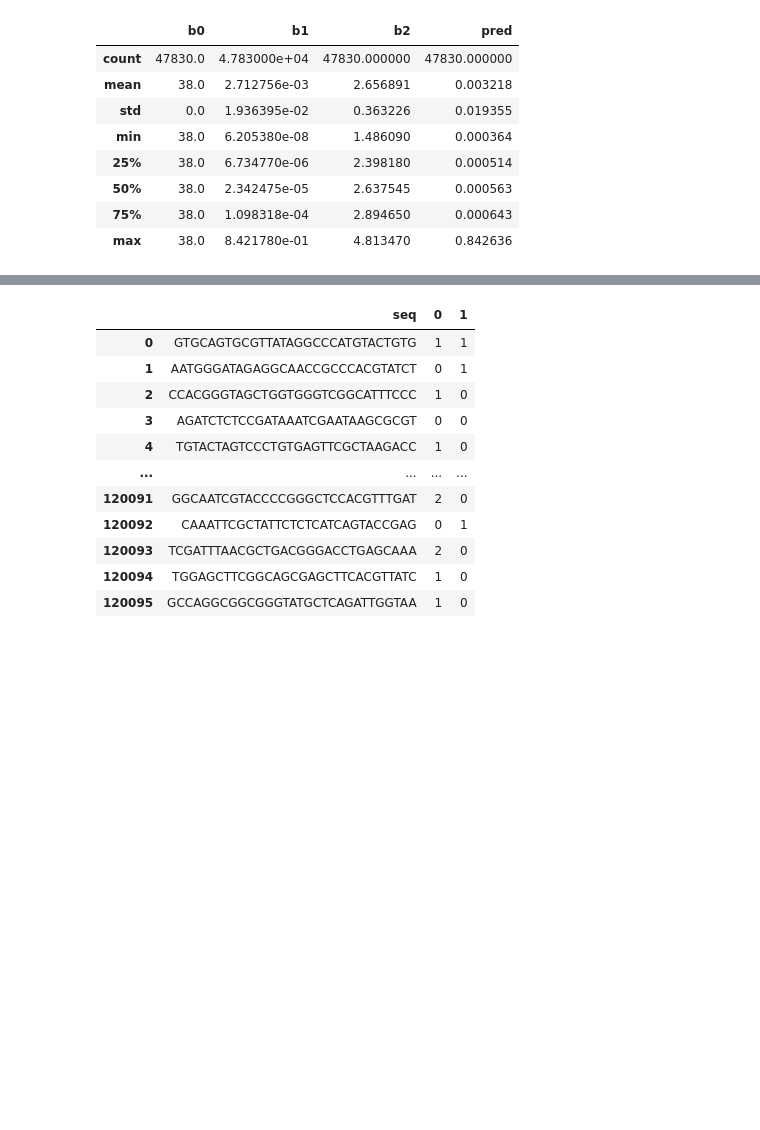
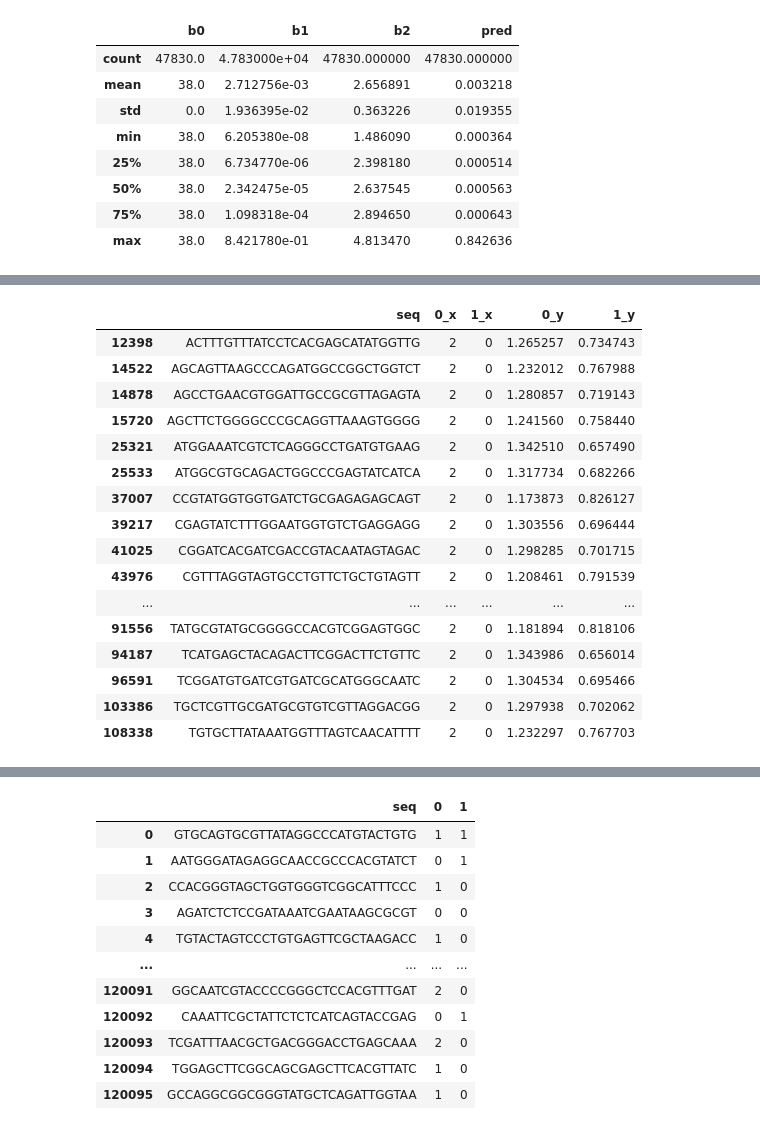
Before and after one commit to theislab/mubind, a Jupyter notebook: notebooks/09_data_analysis.ipynb, the cells around one changed output, grey strips where cells are left out. Saved outputs shown, nothing was run; the diff lists cells and outputs as text; code cells hidden in the pictures; blank space fills up the shorter version.

```diff
--- a/notebooks/09_data_analysis.ipynb
+++ b/notebooks/09_data_analysis.ipynb
@@ -290,0 +309,21 @@ result[result[1] > 0][['b0', 'b1', 'b2', 'pred']].describe()
+# %%
+# result = data_r3.merge(model_pred, on='seq')
+result[result['0_x'] == 2]
+# %% [output]
+|  | seq | 0_x | 1_x | 0_y | 1_y |
+| 12398 | ACTTTGTTTATCCTCACGAGCATATGGTTG | 2 | 0 | 1.265257 | 0.734743 |
+| 14522 | AGCAGTTAAGCCCAGATGGCCGGCTGGTCT | 2 | 0 | 1.232012 | 0.767988 |
+| 14878 | AGCCTGAACGTGGATTGCCGCGTTAGAGTA | 2 | 0 | 1.280857 | 0.719143 |
+| 15720 | AGCTTCTGGGGCCCGCAGGTTAAAGTGGGG | 2 | 0 | 1.241560 | 0.758440 |
+| 25321 | ATGGAAATCGTCTCAGGGCCTGATGTGAAG | 2 | 0 | 1.342510 | 0.657490 |
+| 25533 | ATGGCGTGCAGACTGGCCCGAGTATCATCA | 2 | 0 | 1.317734 | 0.682266 |
+| 37007 | CCGTATGGTGGTGATCTGCGAGAGAGCAGT | 2 | 0 | 1.173873 | 0.826127 |
+| 39217 | CGAGTATCTTTGGAATGGTGTCTGAGGAGG | 2 | 0 | 1.303556 | 0.696444 |
+| 41025 | CGGATCACGATCGACCGTACAATAGTAGAC | 2 | 0 | 1.298285 | 0.701715 |
+| 43976 | CGTTTAGGTAGTGCCTGTTCTGCTGTAGTT | 2 | 0 | 1.208461 | 0.791539 |
+| ... | ... | ... | ... | ... | ... |
+| 91556 | TATGCGTATGCGGGGCCACGTCGGAGTGGC | 2 | 0 | 1.181894 | 0.818106 |
+| 94187 | TCATGAGCTACAGACTTCGGACTTCTGTTC | 2 | 0 | 1.343986 | 0.656014 |
+| 96591 | TCGGATGTGATCGTGATCGCATGGGCAATC | 2 | 0 | 1.304534 | 0.695466 |
+| 103386 | TGCTCGTTGCGATGCGTGTCGTTAGGACGG | 2 | 0 | 1.297938 | 0.702062 |
+| 108338 | TGTGCTTATAAATGGTTTAGTCAACATTTT | 2 | 0 | 1.232297 | 0.767703 |
```
Also changed, not shown: parts of 16 cells of this notebook, 8 other files.
